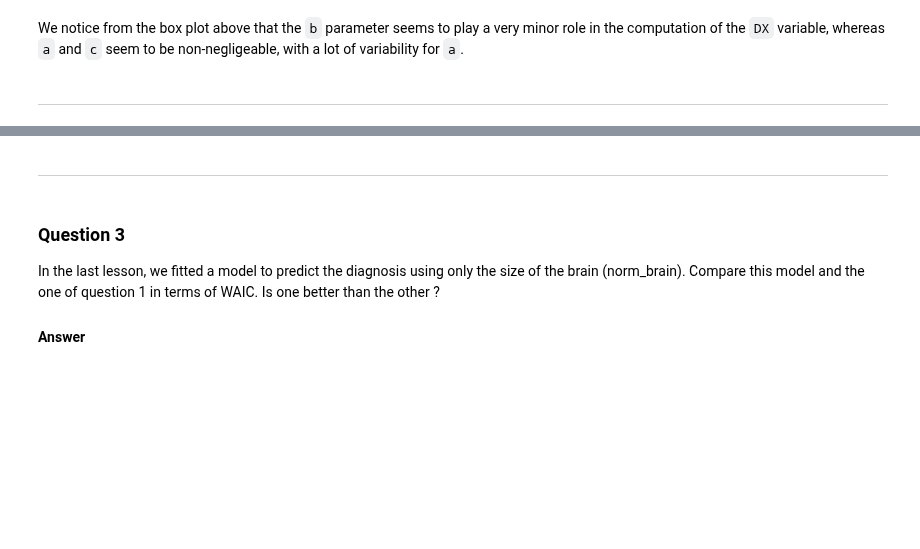
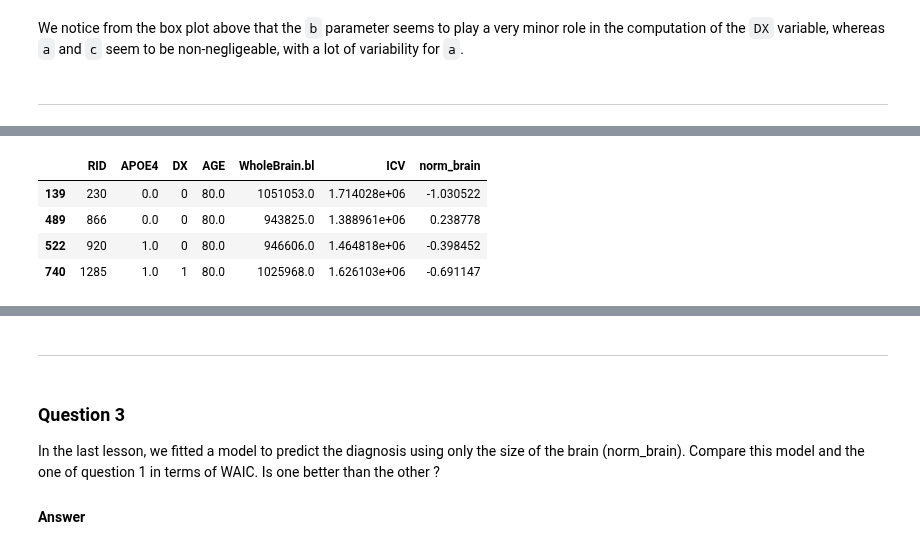
Before and after one commit to jorislimonier/uca-msc-dsai, a Jupyter notebook: bayesian-learning/assignments/assignment3/assignment.ipynb, the cells around one changed output, grey strips where cells are left out. Saved outputs shown, nothing was run; the diff lists cells and outputs as text; code cells hidden in the pictures; blank space fills up the shorter version.

Commit message:
bayesian-learning/ Assignment 3 Compute Stan + WAIC for 80 yo, intercept only

```diff
--- a/bayesian-learning/assignments/assignment3/assignment.ipynb
+++ b/bayesian-learning/assignments/assignment3/assignment.ipynb
@@ -76,7 +76,7 @@ model {
 }
 """
 
-posterior = adni.run_stan_model(features=["AGE", "APOE4"], program_code=code_to_stan, num_samples=100)
+posterior = adni.run_stan_model(features=["AGE", "APOE4"], program_code=code_to_stan, num_samples=1000)
 posterior
 # %% [output]
 Building...
@@ -143,0 +132,8 @@ Hint: You'll draw many samples from two binomial distributions. One where APOE4
+# %%
+adni.eighty
+# %% [output]
+|  | RID | APOE4 | DX | AGE | WholeBrain.bl | ICV | norm_brain |
+| 139 | 230 | 0.0 | 0 | 80.0 | 1051053.0 | 1.714028e+06 | -1.030522 |
+| 489 | 866 | 0.0 | 0 | 80.0 | 943825.0 | 1.388961e+06 | 0.238778 |
+| 522 | 920 | 1.0 | 0 | 80.0 | 946606.0 | 1.464818e+06 | -0.398452 |
+| 740 | 1285 | 1.0 | 1 | 80.0 | 1025968.0 | 1.626103e+06 | -0.691147 |
```
Also changed, not shown: parts of 10 cells of this notebook, 1 other file.
